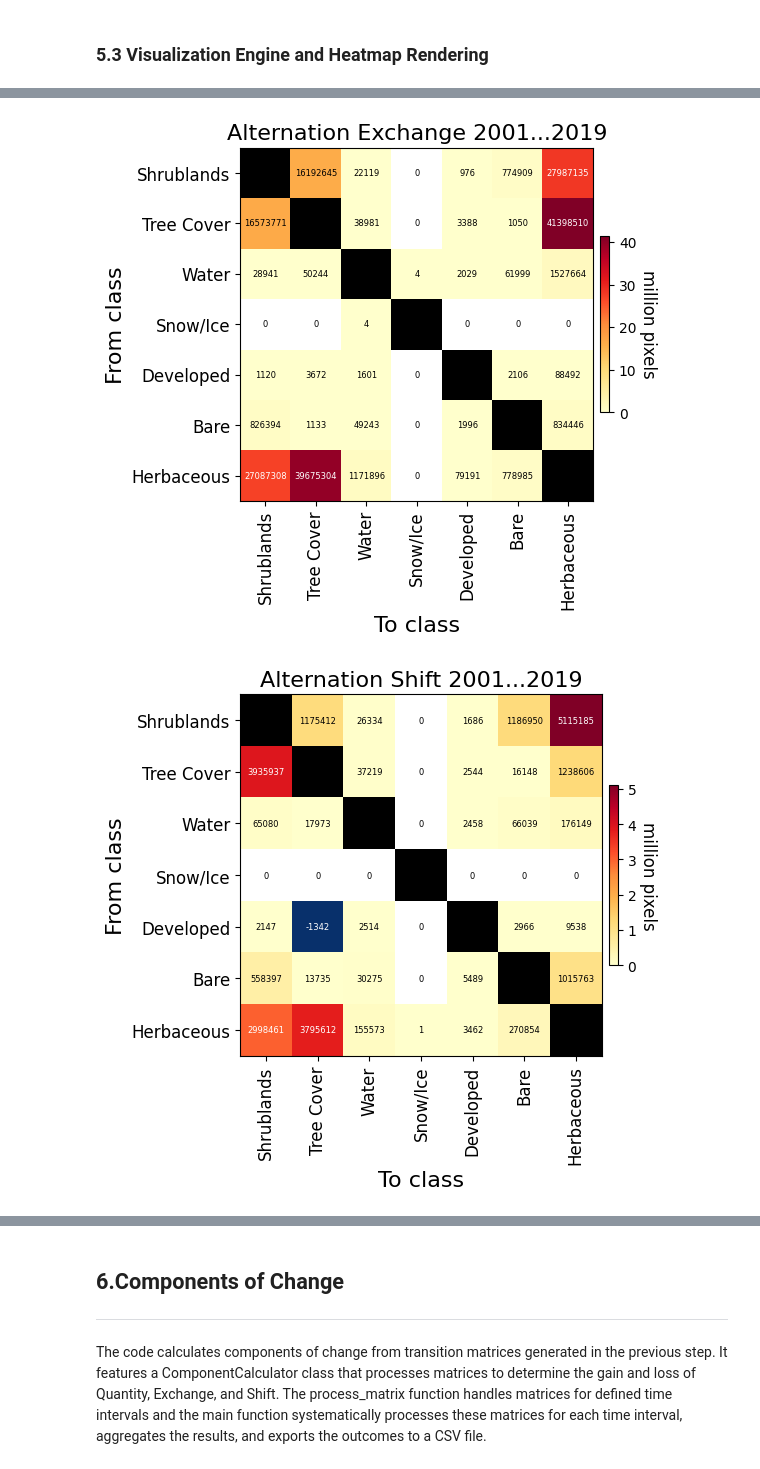
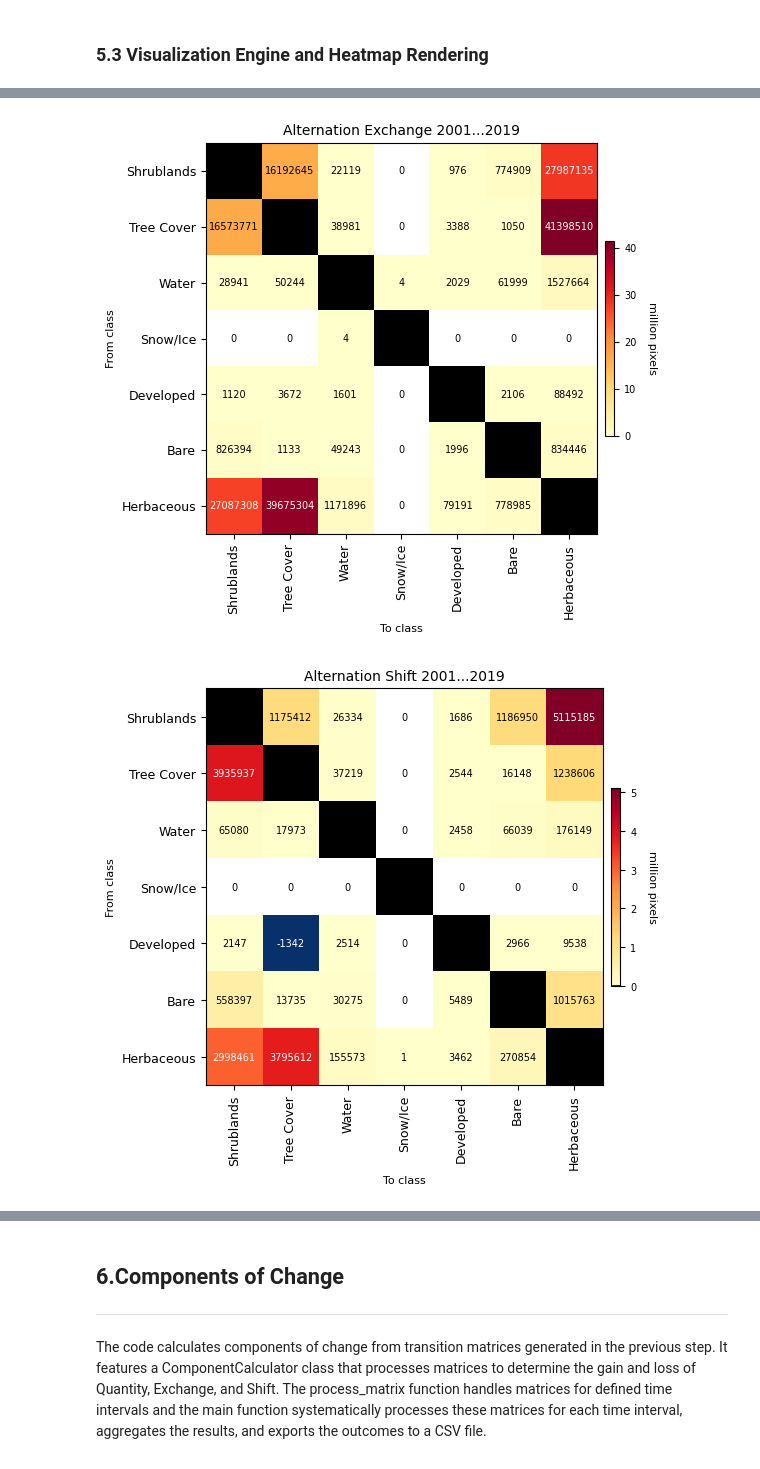
Before and after one commit to antoniovfonseca/agentic-ai-global-lulc, a Jupyter notebook: notebooks/summarize_change_components_glance.ipynb, the cells around one changed output, grey strips where cells are left out. Saved outputs shown, nothing was run; the diff lists cells and outputs as text; code cells hidden in the pictures.

Commit message:
annotation font size updated (heat maps)

```diff
--- a/notebooks/summarize_change_components_glance.ipynb
+++ b/notebooks/summarize_change_components_glance.ipynb
@@ -2196,6 +2196,7 @@ def plot_heatmap(
     tick_fontsize_y: Optional[int] = None,
     axis_label_fontsize: Optional[int] = None,
     title_fontsize: Optional[int] = None,
+    cbar_tick_labelsize: Optional[int] = None, # New parameter
 ) -> None:
     """
     Plot a square matrix as a heatmap with adaptive integer colorbar and dual scaling.
@@ -2240,6 +2241,8 @@ def plot_heatmap(
         Font size for axis labels.
     title_fontsize : int, optional
         Font size for the title.
+    cbar_tick_labelsize : int, optional
+        Font size for colorbar tick labels.
 
     Returns
     -------
@@ -2412,7 +2415,7 @@ def plot_heatmap(
     cbar.locator = mticker.MaxNLocator(
         nbins=6,
         integer=True,
-        steps=[1, 2, 5, 10],
+        steps=[1, 2, 5, 10]
     )
     cbar.formatter = _unit_formatter(
         factor=factor,
@@ -2423,8 +2426,12 @@ def plot_heatmap(
         _unit_label(suffix, base_label=cbar_label),
         rotation=270,
         labelpad=15,
-        fontsize=12,
+        fontsize=8,
     )
+    # Apply cbar_tick_labelsize if provided
+    if cbar_tick_labelsize is not None:
+        cbar.ax.tick_params(labelsize=cbar_tick_labelsize)
+
     cbar.update_ticks()
 
     if annotate:
@@ -2509,13 +2516,14 @@ for df, title, path in plots_config:
         df=df,
         title=title,
         save_path=path,
-        tick_fontsize_x=12,
-        tick_fontsize_y=12,
-        axis_label_fontsize=16,
-        title_fontsize=16,
-        ann_fontsize=6,
+        tick_fontsize_x=9,
+        tick_fontsize_y=9,
+        axis_label_fontsize=8,
+        title_fontsize=10,
+        ann_fontsize=7,
         cbar_fraction=0.025,
         cbar_pad=0.02,
+        cbar_tick_labelsize=7, # Added new parameter
     )
 
 print("Saved all heat maps:",)
@@ -2531,5 +2539,5 @@ print(f"5. {FIG_ALT_SHIFT}",)
-[figure, old version]
+[figure, new version]
-[figure, old version]
+[figure, new version]
 Saved all heat maps:
 1. /content/drive/MyDrive/Assessments/cca/output/ecoregion567_glance/heatmap_sum_2001-2019.png
 2. /content/drive/MyDrive/Assessments/cca/output/ecoregion567_glance/heatmap_allocation_exchange_2001-2019.png
```
Also changed, not shown: parts of 3 cells of this notebook.
